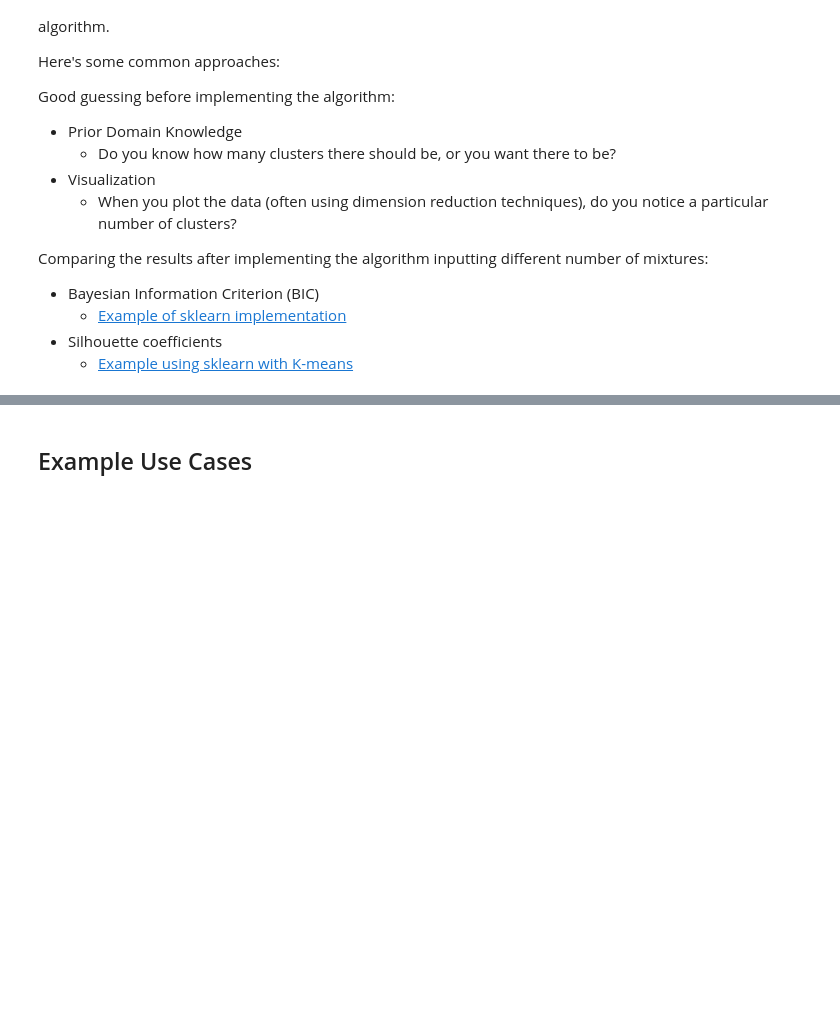
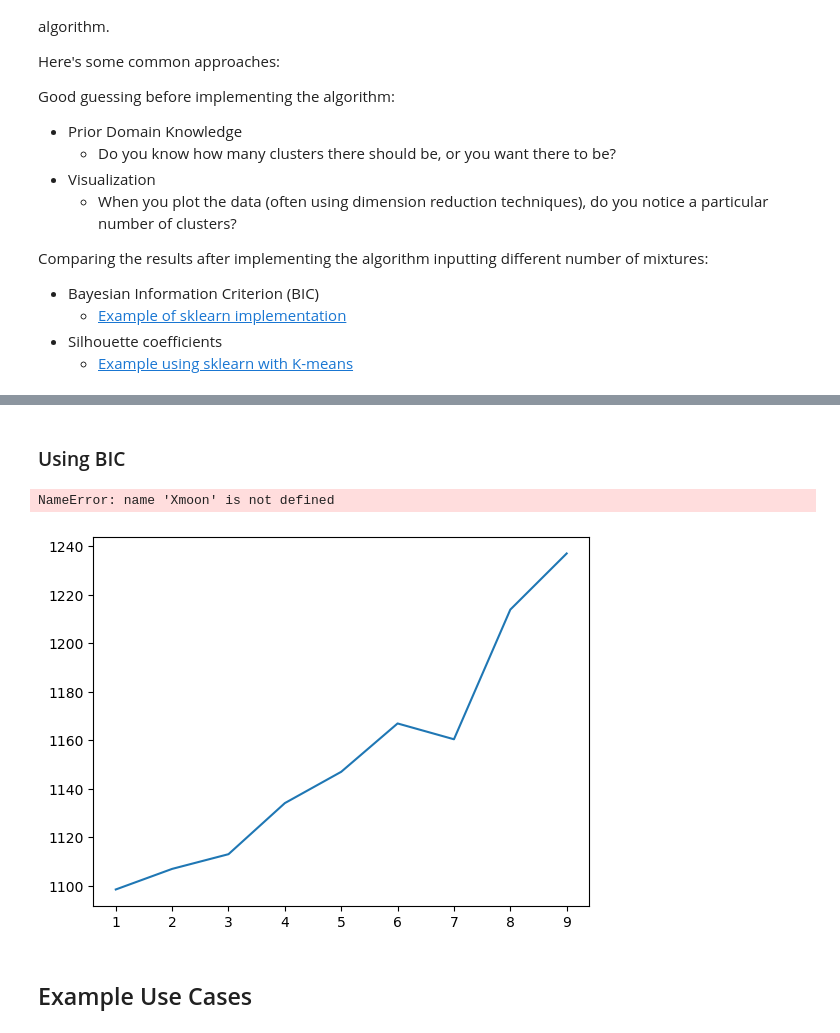
Before and after one commit to IJbeasley/GMM-Tutorial, a Jupyter notebook: GMM_tutorial.ipynb, the cells around one changed output, grey strips where cells are left out. Drawn from its saved outputs; the diff is of its cells as text; code cells hidden in the pictures; blank space fills up the shorter version.

```diff
--- a/GMM_tutorial.ipynb
+++ b/GMM_tutorial.ipynb
@@ -185,3 +222,26 @@ Comparing the results after implementing the algorithm inputting different numbe
+# %% [markdown]
+### Using BIC
+# %%
+from sklearn.mixture import GaussianMixture
+
+# number of mixture components to try
+n_components = np.arange(1, 10)
+
+# Fit GMM models for each number of components
+models = [GaussianMixture(n_components=n, random_state=random_state).fit(Xa)
+          for n in n_components]
+
+# Scikit-Learn's GMM estimator actually includes built-in methods that compute both the BIC and the AIC,
+# Plot BIC (Bayesian Information Criterion)
+plt.plot(n_components, [m.bic(Xa) for m in models], label='BIC')
+
+#plt.legend(loc='best')
+#plt.xlabel('n_components');
+
+plt.show()
+# %% [output]
+NameError: name 'Xmoon' is not defined
+[figure, added]
 # %% [markdown]
 ## Example Use Cases
 # %%
```
Also changed, not shown: parts of 11 cells of this notebook.
